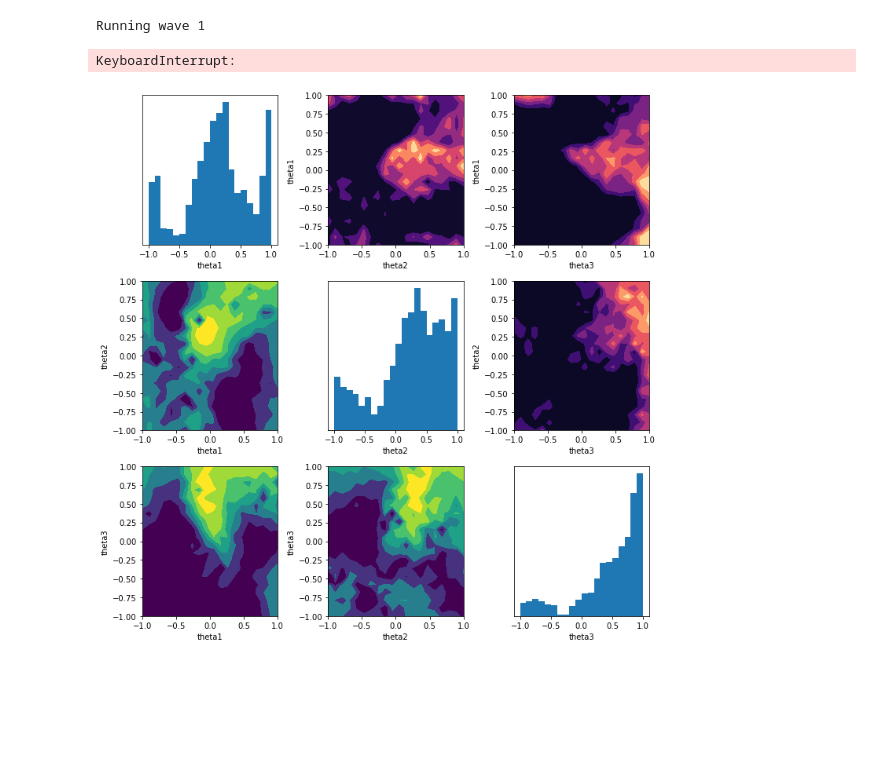
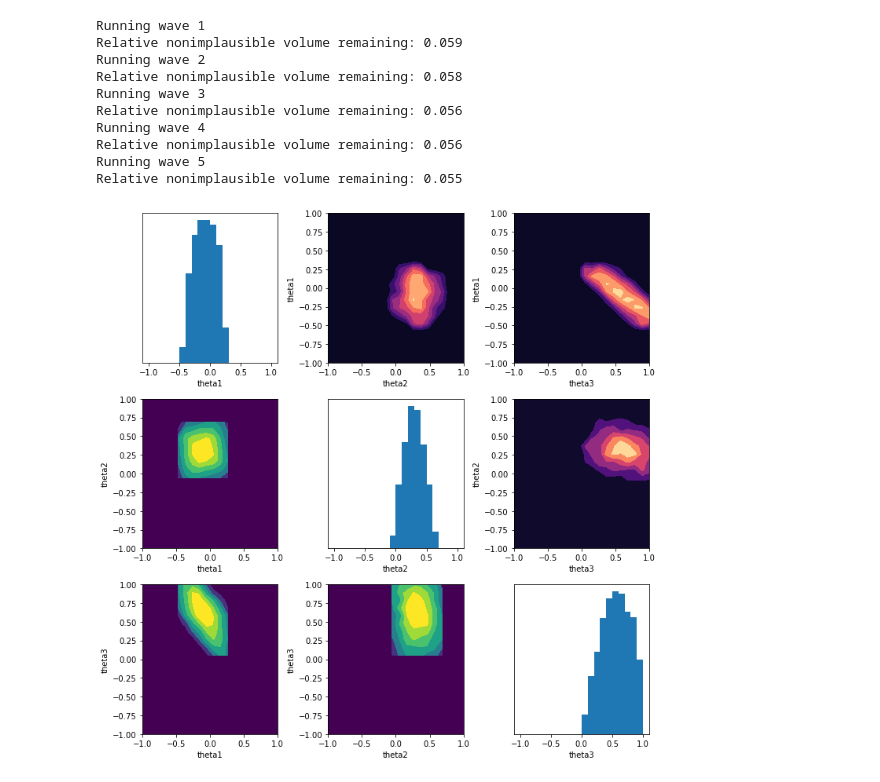
Before and after one commit to elliemay481/HistoryMatching, a Jupyter notebook: historymatch/PackageTest.ipynb, the cells around one changed output. Drawn from its saved outputs; the diff is of its cells as text; code cells hidden in the pictures; blank space fills up the shorter version.

```diff
--- a/historymatch/PackageTest.ipynb
+++ b/historymatch/PackageTest.ipynb
@@ -28,7 +28,7 @@ function2 = np.vectorize(model_eqn_2)
 # %%
 # define parameter space
 x_bound = np.array([0.1, 1])
-Nx = 8
+Nx = 12
 xvals = np.linspace(x_bound[0], x_bound[-1], Nx)
 
 theta_0_bound = np.array([-1, 1]).reshape(1,-1)
@@ -243,26 +244,34 @@ ax.legend(loc='center')
 # %%
-nwaves = 4
+nwaves = 5
 ndim = 3
 # %%
 HM = historymatch.HistoryMatch(obs_data,
-                               ndim, true_model, 'GP', 'ellipsoid',
+                               ndim, true_model, 'GP', 'hypercube',
                                parameter_bounds, var_exp_f1, 0.001)
 
 results = HM.run(nwaves=nwaves)
 # %% [output]
 Running wave 1
+Relative nonimplausible volume remaining: 0.059
+Running wave 2
+Relative nonimplausible volume remaining: 0.058
+Running wave 3
+Relative nonimplausible volume remaining: 0.056
+Running wave 4
+Relative nonimplausible volume remaining: 0.056
+Running wave 5
+Relative nonimplausible volume remaining: 0.055
-KeyboardInterrupt:
 # %%
 importlib.reload(plot)
 
 fig, axes = plt.subplots(ndim,ndim,figsize=(10,10))
 #plot.opticaldepth_1D(results.samples[0], parameter_bounds[0], parameter = 0, bins=20, Fig=(fig,ax1))
 
 #plot.plot_implausibility2D(results.samples[0], parameter_bounds, [0,1], bins=20)
 
-plot.plotcorner(results.samples[0], parameter_bounds, 3, Fig=(fig,axes), labels=('theta1', 'theta2', 'theta3'))
+plot.plotcorner(results.samples[4], parameter_bounds, 3, Fig=(fig,axes), labels=('theta1', 'theta2', 'theta3'))
 # %% [output]
-[figure, old version]
+[figure, new version]
 # %%
 fig = plt.figure(figsize=(10,8))
 ax = plt.axes(projection='3d')
```
Also changed, not shown: parts of 4 cells of this notebook, 1 other file.
